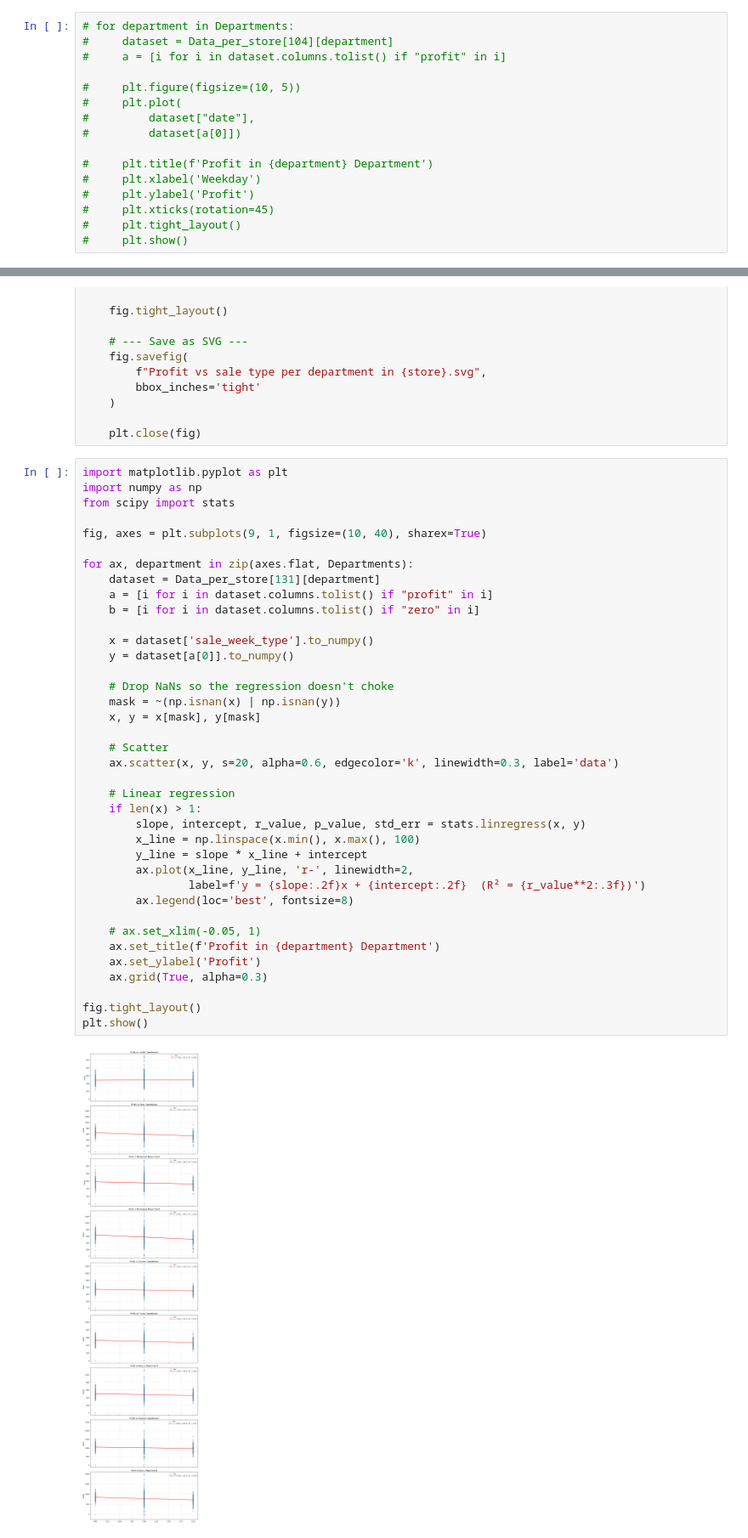
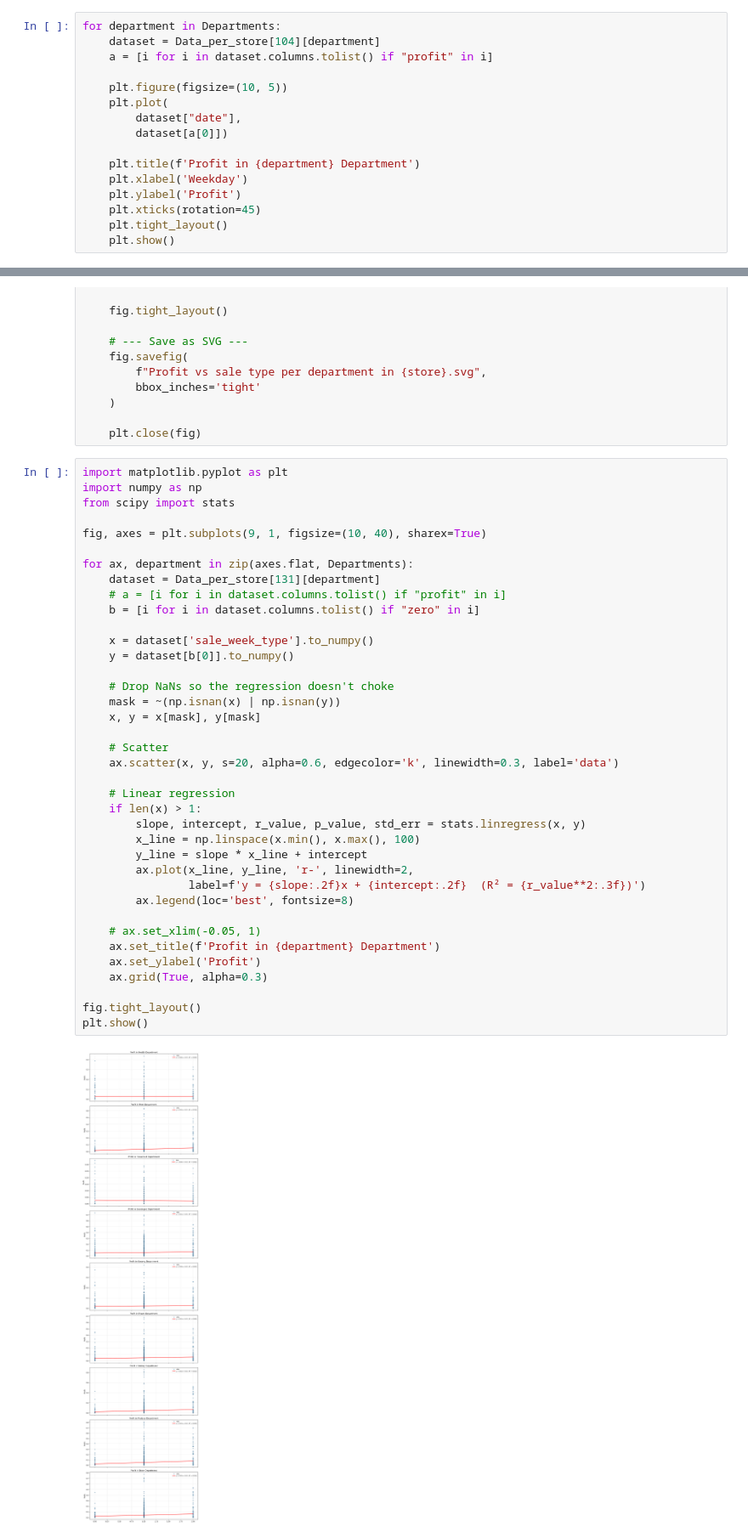
Before and after one commit to Austin-cool/The-Supply-Chain-Paradox, a Jupyter notebook: M2/Models/Linear regression/Plots_and_trends.ipynb, the cells around one changed output, grey strips where cells are left out. Shown at 85% size. Saved outputs shown, nothing was run; the diff lists cells and outputs as text.

```diff
--- a/M2/Models/Linear regression/Plots_and_trends.ipynb
+++ b/M2/Models/Linear regression/Plots_and_trends.ipynb
@@ -29,18 +29,18 @@ Data_per_store[104]["Health"].columns.tolist()
  'Health & Beauty_profit',
  'zero_ratio_Health&Beauty']
 # %%
-# for department in Departments:
-#     dataset = Data_per_store[104][department]
-#     a = [i for i in dataset.columns.tolist() if "profit" in i]
+for department in Departments:
+    dataset = Data_per_store[104][department]
+    a = [i for i in dataset.columns.tolist() if "profit" in i]
 
-#     plt.figure(figsize=(10, 5))
-#     plt.plot(
-#         dataset["date"],
-#         dataset[a[0]])
+    plt.figure(figsize=(10, 5))
+    plt.plot(
+        dataset["date"],
+        dataset[a[0]])
 
-#     plt.title(f'Profit in {department} Department')
-#     plt.xlabel('Weekday')
-#     plt.ylabel('Profit')
-#     plt.xticks(rotation=45)
-#     plt.tight_layout()
-#     plt.show()
+    plt.title(f'Profit in {department} Department')
+    plt.xlabel('Weekday')
+    plt.ylabel('Profit')
+    plt.xticks(rotation=45)
+    plt.tight_layout()
+    plt.show()
@@ -277,34 +287,34 @@ fig, axes = plt.subplots(9, 1, figsize=(10, 40), sharex=True)
 
 for ax, department in zip(axes.flat, Departments):
     dataset = Data_per_store[131][department]
-    a = [i for i in dataset.columns.tolist() if "profit" in i]
+    # a = [i for i in dataset.columns.tolist() if "profit" in i]
     b = [i for i in dataset.columns.tolist() if "zero" in i]
 
     x = dataset['sale_week_type'].to_numpy()
-    y = dataset[a[0]].to_numpy()
+    y = dataset[b[0]].to_numpy()
 
     # Drop NaNs so the regression doesn't choke
     mask = ~(np.isnan(x) | np.isnan(y))
     x, y = x[mask], y[mask]
 
     # Scatter
     ax.scatter(x, y, s=20, alpha=0.6, edgecolor='k', linewidth=0.3, label='data')
 
     # Linear regression
     if len(x) > 1:
         slope, intercept, r_value, p_value, std_err = stats.linregress(x, y)
         x_line = np.linspace(x.min(), x.max(), 100)
         y_line = slope * x_line + intercept
         ax.plot(x_line, y_line, 'r-', linewidth=2,
                 label=f'y = {slope:.2f}x + {intercept:.2f}  (R² = {r_value**2:.3f})')
         ax.legend(loc='best', fontsize=8)
 
     # ax.set_xlim(-0.05, 1)
     ax.set_title(f'Profit in {department} Department')
     ax.set_ylabel('Profit')
     ax.grid(True, alpha=0.3)
 
 fig.tight_layout()
 plt.show()
 # %% [output]
-[figure, old version]
+[figure, new version]
```
Also changed, not shown: parts of 1 cell of this notebook, 2 other files.
